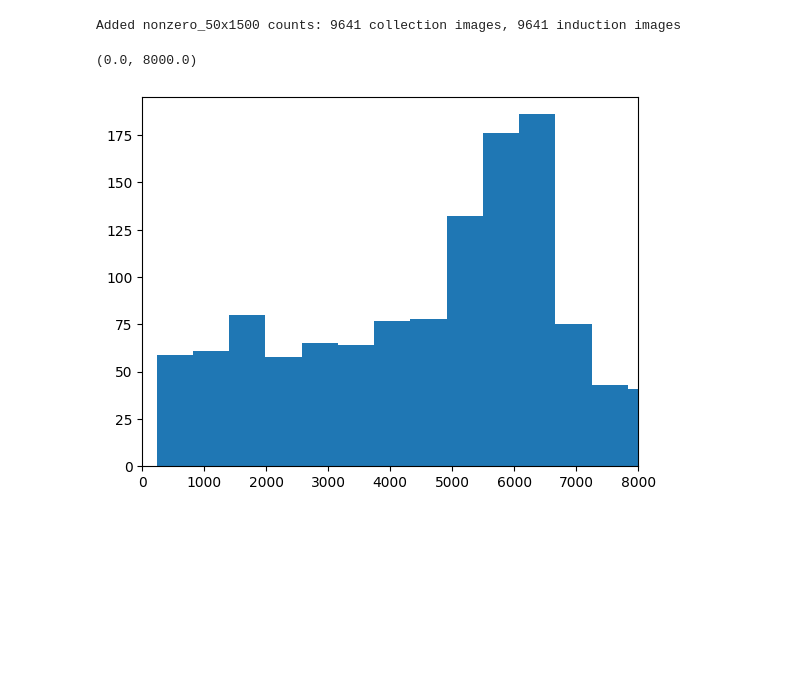
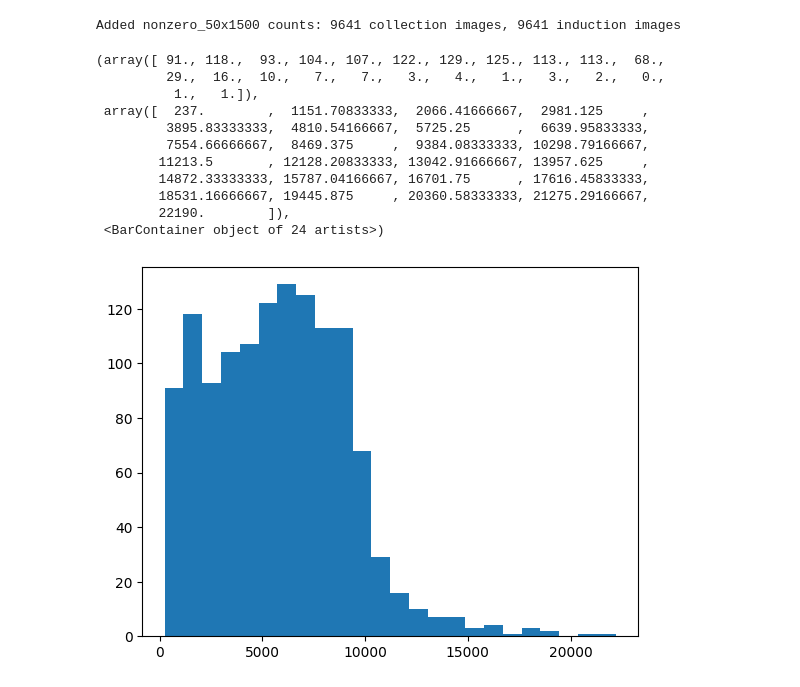
Before and after one commit to mohummudh/proton-deuteron, a Jupyter notebook: kaons/protons-kaons-vae.ipynb, the cells around one changed output. Saved outputs shown, nothing was run; the diff lists cells and outputs as text; code cells hidden in the pictures; blank space fills up the shorter version.

```diff
--- a/kaons/protons-kaons-vae.ipynb
+++ b/kaons/protons-kaons-vae.ipynb
@@ -1246,16 +1373,13 @@ plt.hist(col['height'].iloc[indices], bins='auto')
 # %% [markdown]
 feature: Angle
 # %%
-images = []
+device = torch.device("mps" if torch.backends.mps.is_available() else "cpu")
 
-for idx, row in col.iterrows():
-    padded = pad_image(
-        row['image_intensity'])
-    images.append(padded)
+# GPU-accelerated batch padding for all images
+all_images_list = col['image_intensity'].tolist()
+ind_images_list = ind['image_intensity'].tolist()
 
-ind_images = []
+images = np.array(pad_image_batch_gpu(all_images_list, device=device, batch_size=64))
+ind_images = np.array(pad_image_batch_gpu(ind_images_list, device=device, batch_size=64))
 
-for idx, row in ind.iterrows():
-    padded = pad_image(
-        row['image_intensity'])
-    ind_images.append(padded)
+print(f"Padded images shapes: images={images.shape}, ind_images={ind_images.shape}")
@@ -1333,7 +1459,7 @@ plt.show()
 # %% [markdown]
 feature: active pixels count in the last wires
 # %%
-box_height = 100
+box_height = 175
 box_width = 1500
 
 col_heights = col['height'].to_numpy(dtype=int)
@@ -1367,10 +1493,20 @@ print("Added nonzero_50x1500 counts:", len(col_nonzero_counts), "collection imag
 Added nonzero_50x1500 counts: 9641 collection images, 9641 induction images
 # %%
 plt.hist(col[col['particle_type'] == 'kaon']['nonzero_50x1500'], bins='auto')
-plt.xlim(0, 8000)
+# plt.xlim(0, 8000)
 # %% [output]
-(0.0, 8000.0)
+(array([ 91., 118.,  93., 104., 107., 122., 129., 125., 113., 113.,  68.,
+         29.,  16.,  10.,   7.,   7.,   3.,   4.,   1.,   3.,   2.,   0.,
+          1.,   1.]),
+ array([  237.        ,  1151.70833333,  2066.41666667,  2981.125     ,
+         3895.83333333,  4810.54166667,  5725.25      ,  6639.95833333,
+         7554.66666667,  8469.375     ,  9384.08333333, 10298.79166667,
+        11213.5       , 12128.20833333, 13042.91666667, 13957.625     ,
+        14872.33333333, 15787.04166667, 16701.75      , 17616.45833333,
+        18531.16666667, 19445.875     , 20360.58333333, 21275.29166667,
+        22190.        ]),
+ <BarContainer object of 24 artists>)
-[figure, old version]
+[figure, new version]
 # %%
 plt.hist(col[col['particle_type'] == 'kaon']['nonzero_50x1500'], bins=100, density=True)
 plt.hist(col[col['particle_type'] == 'proton']['nonzero_50x1500'], bins=50, alpha=0.5, density=True)
```
Also changed, not shown: parts of 39 cells of this notebook, 4 other files.
